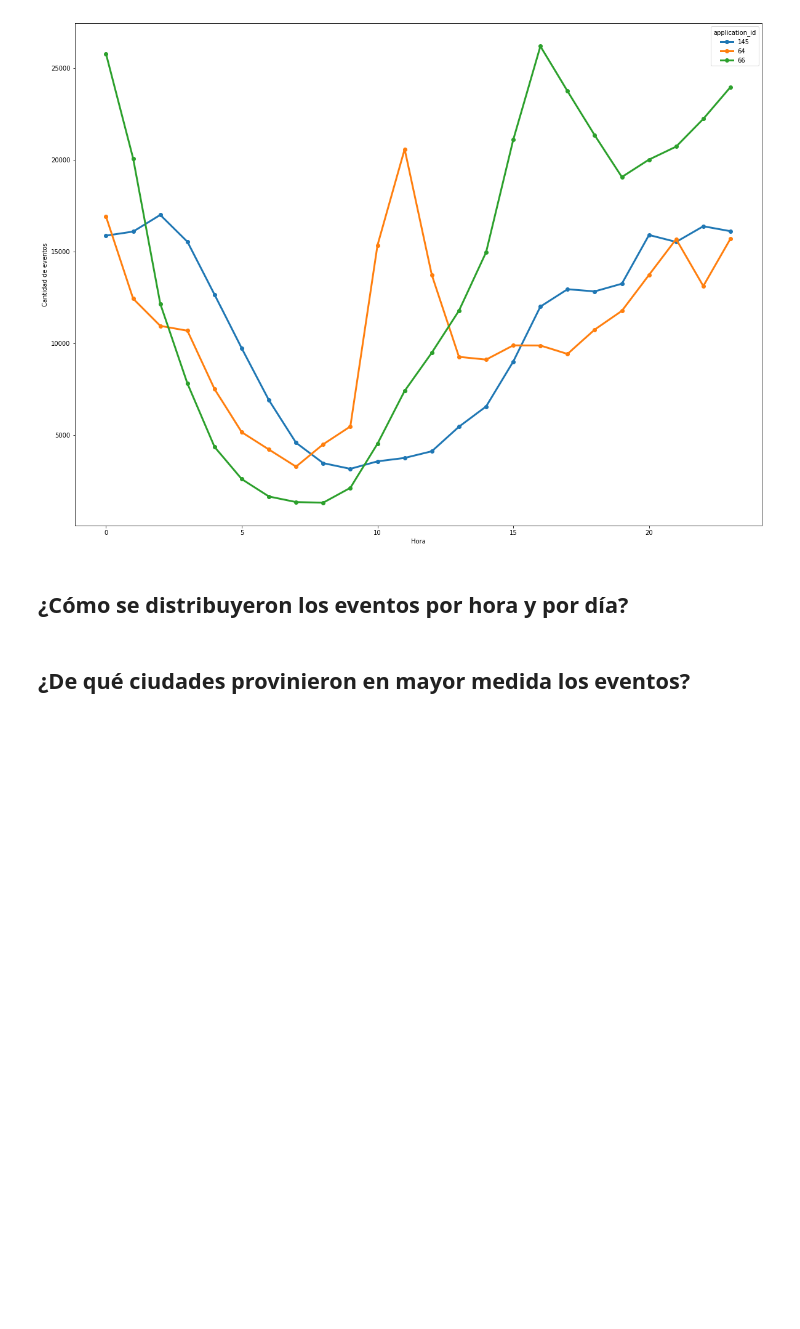
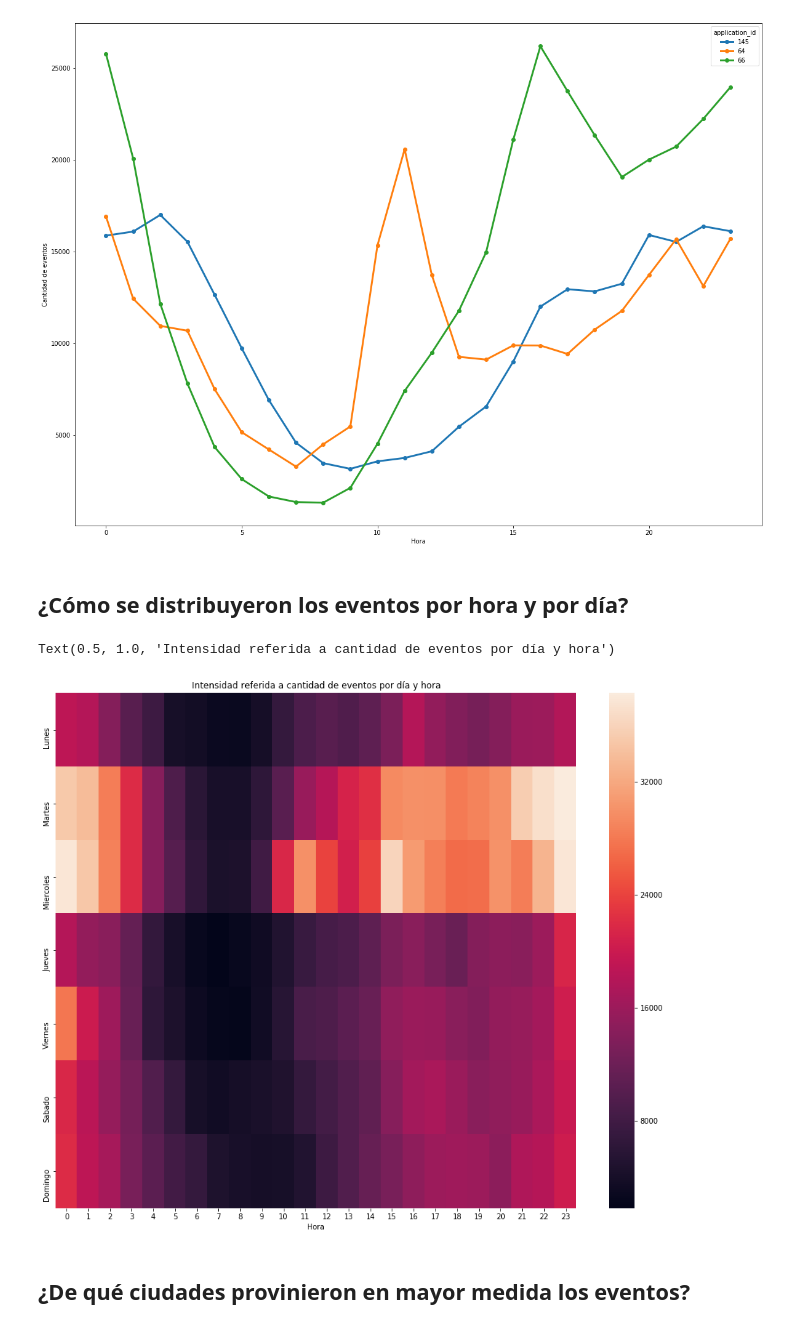
Before and after one commit to AlejandroKler/Datanesa, a Jupyter notebook: EvolucionEventosPorHora.ipynb, the cells around one changed output. Drawn from its saved outputs; the diff is of its cells as text; code cells hidden in the pictures; blank space fills up the shorter version.

Commit message:
agregue el heatmap que quería Ale

```diff
--- a/EvolucionEventosPorHora.ipynb
+++ b/EvolucionEventosPorHora.ipynb
@@ -39,2 +49,23 @@ Text(0, 0.5, 'Cantidad de eventos')
+# %%
+events['Hora'] = events['date'].dt.hour
+events['dia_de_la_semana'] = events['date'].dt.dayofweek
+events['cant_clicks'] = 1
+# %%
+group_events = events.groupby(['Hora', 'dia_de_la_semana']).agg({'cant_clicks': 'count'})
+# %%
+group_events_unstacked = group_events.unstack()['cant_clicks']
+group_events_unstacked = group_events_unstacked.fillna(0)
+# %%
+group_events_unstacked.columns = ['Lunes', 'Martes', 'Miercoles', 'Jueves','Viernes','Sabado', 'Domingo']
+# %%
+import matplotlib.pyplot as plt
+import seaborn as sns
+%matplotlib inline
+plt.figure(figsize=(16,13))
+plot = sns.heatmap(group_events_unstacked.T)
+plot.set_title("Intensidad referida a cantidad de eventos por día y hora")
+# %% [output]
+Text(0.5, 1.0, 'Intensidad referida a cantidad de eventos por día y hora')
+[figure, added]
 # %% [markdown]
 ## ¿De qué ciudades provinieron en mayor medida los eventos?
```
Also changed, not shown: parts of 1 cell of this notebook, 2 other files.
